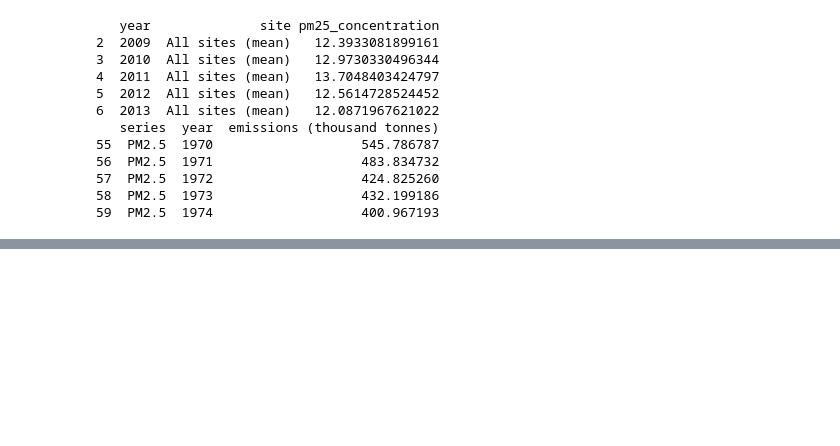
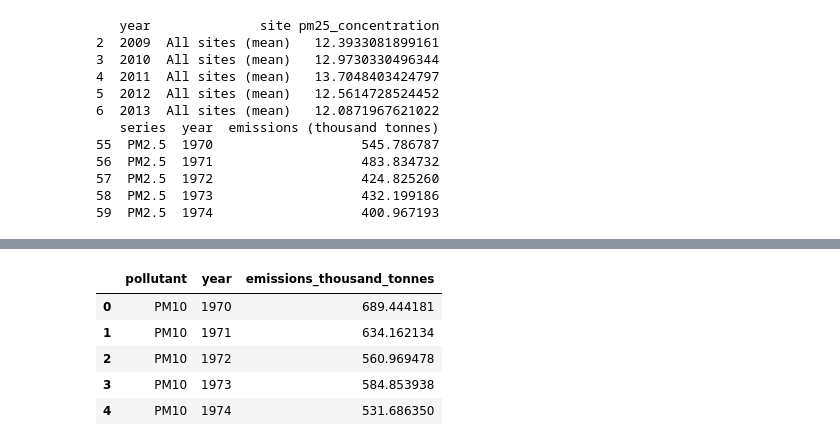
Before and after one commit to jonahlw2/IS_477_Group_Project, a Jupyter notebook: Code/main-code.ipynb, the cells around one changed output, grey strips where cells are left out. Saved outputs shown, nothing was run; the diff lists cells and outputs as text; code cells hidden in the pictures; blank space fills up the shorter version.

```diff
--- a/Code/main-code.ipynb
+++ b/Code/main-code.ipynb
@@ -108,0 +182,18 @@ print(emissions_clean.head())
+# %%
+emissions_clean = emissions_df.copy()
+emissions_clean.columns = ["pollutant", "year", "emissions_thousand_tonnes"]
+emissions_clean["year"] = pd.to_numeric(emissions_clean["year"], errors="coerce")
+emissions_clean["emissions_thousand_tonnes"] = pd.to_numeric(
+    emissions_clean["emissions_thousand_tonnes"], errors="coerce"
+)
+emissions_clean = emissions_clean.dropna(subset=["year", "emissions_thousand_tonnes"])
+emissions_clean["year"] = emissions_clean["year"].astype(int)
+
+emissions_clean.head()
+# %% [output]
+|  | pollutant | year | emissions_thousand_tonnes |
+| 0 | PM10 | 1970 | 689.444181 |
+| 1 | PM10 | 1971 | 634.162134 |
+| 2 | PM10 | 1972 | 560.969478 |
+| 3 | PM10 | 1973 | 584.853938 |
+| 4 | PM10 | 1974 | 531.686350 |
```
Also changed, not shown: parts of 9 cells of this notebook.
